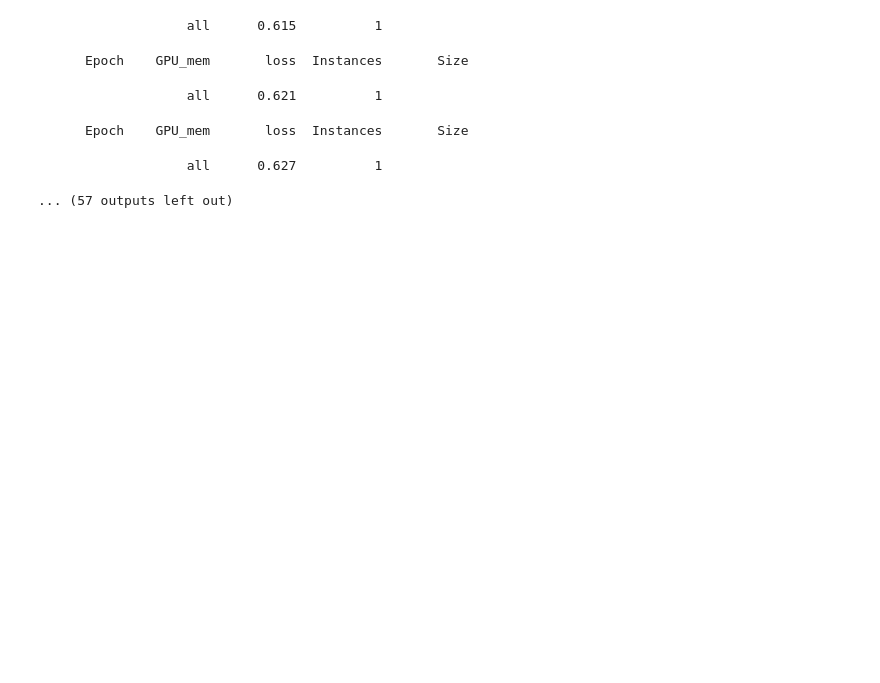
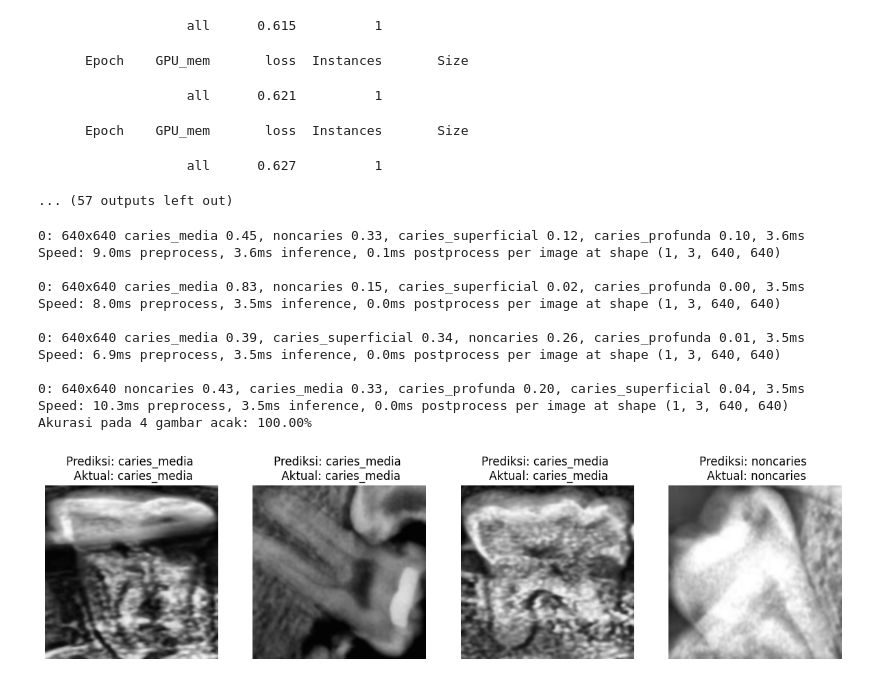
Before and after one commit to gabrieldimas/periapical-photo-caries-detection-using-deep-learning, a Jupyter notebook: classification_model_no_augment_with_filter_v1.ipynb, the cells around one changed output. Cells and saved outputs as stored; diff of their text form; code cells hidden in the pictures; blank space fills up the shorter version.

```diff
--- a/classification_model_no_augment_with_filter_v1.ipynb
+++ b/classification_model_no_augment_with_filter_v1.ipynb
@@ -81,3 +81,69 @@ Downloading https://ultralytics.com/assets/Arial.ttf to '/root/.config/Ultralyti
       Epoch    GPU_mem       loss  Instances       Size
                    all      0.627          1
 ... (57 outputs left out)
+# %%
+import random
+from glob import glob
+import cv2
+import matplotlib.pyplot as plt
+from ultralytics import YOLO
+
+# Tentukan path ke folder validasi Anda
+val_folder = "/content/dataset_5/val"
+
+# Ambil semua path gambar dari folder validasi
+image_paths = glob(f"{val_folder}/*/*.jpg")
+
+# Pilih 4 gambar acak
+sample_images = random.sample(image_paths, 4)
+
+correct_predictions = 0
+total_predictions = 0
+
+fig, axes = plt.subplots(1, len(sample_images), figsize=(15, 5)) # Buat subplot
+
+for i, img_path in enumerate(sample_images):
+    # Baca dan preprocess gambar
+    img = cv2.imread(img_path)
+    img = cv2.cvtColor(img, cv2.COLOR_BGR2RGB)
+
+    # Jalankan prediksi
+    results = model(img)
+
+    # Ambil kelas prediksi dengan probabilitas tertinggi
+    predicted_class = results[0].probs.top1
+    class_names = model.names  # Daftar nama kelas
+
+    # Ambil label sebenarnya dari path gambar (asumsi nama folder adalah label)
+    true_label = img_path.split('/')[-2]
+
+    # Bandingkan prediksi dengan label sebenarnya
+    if class_names[predicted_class] == true_label:
+        correct_predictions += 1
+
+    total_predictions += 1
+
+    # Tampilkan gambar dengan prediksi di subplot
+    axes[i].imshow(img)
+    axes[i].set_title(f"Prediksi: {class_names[predicted_class]} \n Aktual: {true_label}")
+    axes[i].axis("off")
+
+# Hitung akurasi
+accuracy = (correct_predictions / total_predictions) * 100
+print(f"Akurasi pada 4 gambar acak: {accuracy:.2f}%")
+
+plt.show() # Tampilkan plot dengan semua gambar
+# %% [output]
+0: 640x640 caries_media 0.45, noncaries 0.33, caries_superficial 0.12, caries_profunda 0.10, 3.6ms
+Speed: 9.0ms preprocess, 3.6ms inference, 0.1ms postprocess per image at shape (1, 3, 640, 640)
+
+0: 640x640 caries_media 0.83, noncaries 0.15, caries_superficial 0.02, caries_profunda 0.00, 3.5ms
+Speed: 8.0ms preprocess, 3.5ms inference, 0.0ms postprocess per image at shape (1, 3, 640, 640)
+
+0: 640x640 caries_media 0.39, caries_superficial 0.34, noncaries 0.26, caries_profunda 0.01, 3.5ms
+Speed: 6.9ms preprocess, 3.5ms inference, 0.0ms postprocess per image at shape (1, 3, 640, 640)
+
+0: 640x640 noncaries 0.43, caries_media 0.33, caries_profunda 0.20, caries_superficial 0.04, 3.5ms
+Speed: 10.3ms preprocess, 3.5ms inference, 0.0ms postprocess per image at shape (1, 3, 640, 640)
+Akurasi pada 4 gambar acak: 100.00%
+[figure, added]
```
Also changed, not shown: parts of 1 cell of this notebook.
